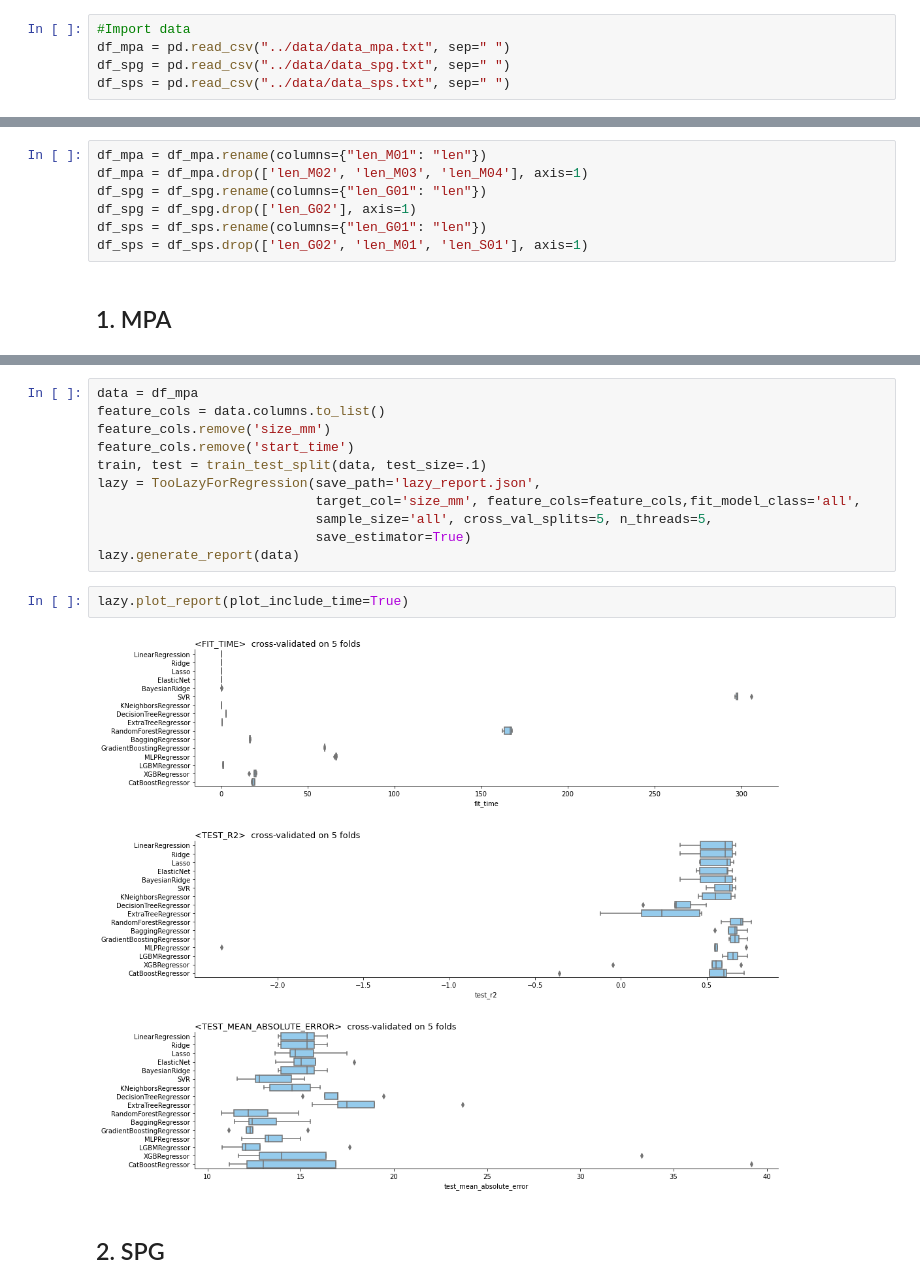
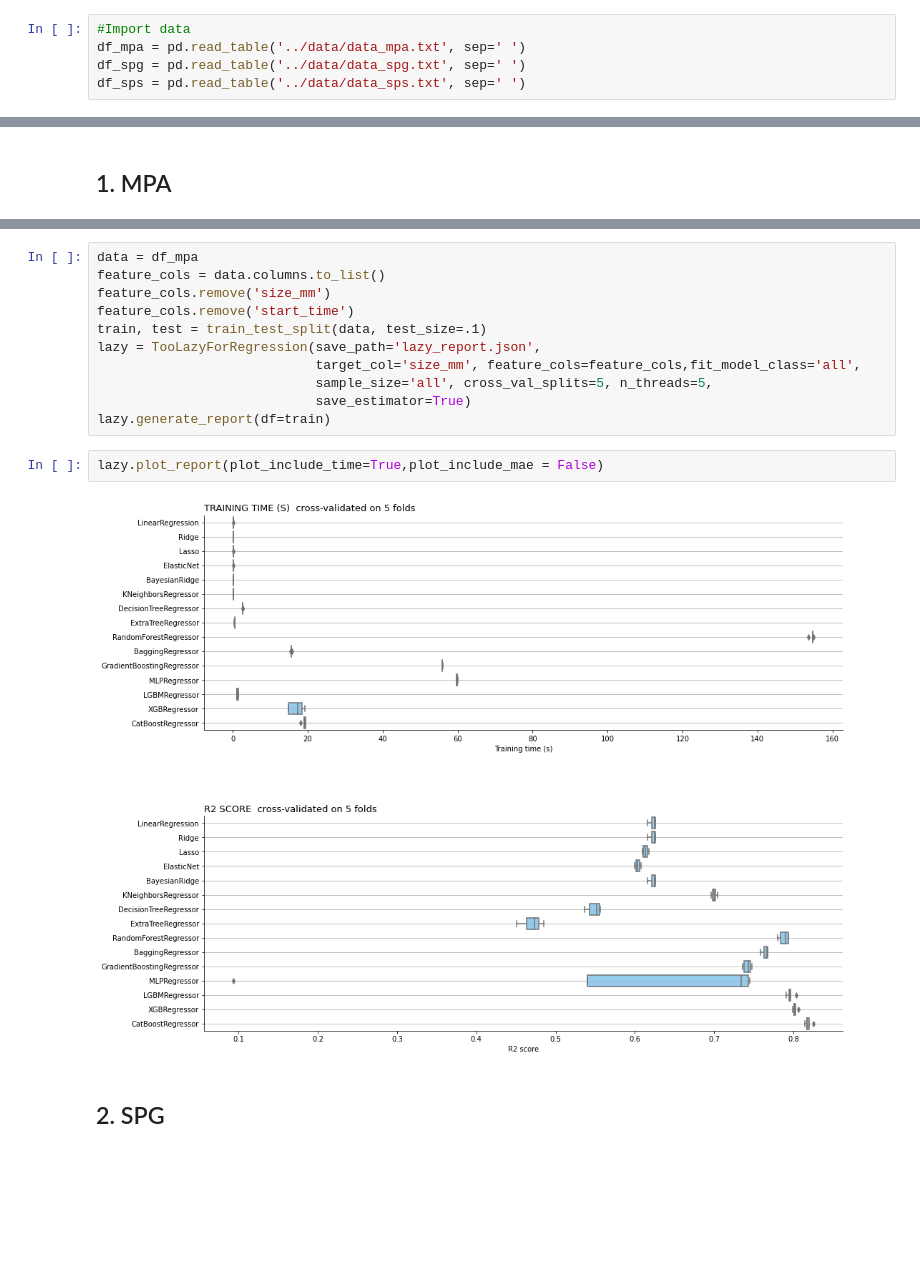
Before and after one commit to FiratSaritas/Safety-for-Alpine-Villages, a Jupyter notebook: model/model_F.ipynb, the cells around one changed output, grey strips where cells are left out. Drawn from its saved outputs; the diff is of its cells as text; blank space fills up the shorter version.

Commit message:
update data and plots

```diff
--- a/model/model_F.ipynb
+++ b/model/model_F.ipynb
@@ -17,6 +17,6 @@ sys.path.append('../')
 from helper.lazy_regression import TooLazyForRegression
 # %%
 #Import data
-df_mpa = pd.read_csv("../data/data_mpa.txt", sep=" ")
-df_spg = pd.read_csv("../data/data_spg.txt", sep=" ")
-df_sps = pd.read_csv("../data/data_sps.txt", sep=" ")
+df_mpa = pd.read_table('../data/data_mpa.txt', sep=' ')
+df_spg = pd.read_table('../data/data_spg.txt', sep=' ')
+df_sps = pd.read_table('../data/data_sps.txt', sep=' ')
@@ -27,9 +23,2 @@ df_mpa[:100].to_csv(r'df_mpa.txt', header=None, index=None, sep=' ', mode='a')
-# %%
-df_mpa = df_mpa.rename(columns={"len_M01": "len"})
-df_mpa = df_mpa.drop(['len_M02', 'len_M03', 'len_M04'], axis=1)
-df_spg = df_spg.rename(columns={"len_G01": "len"})
-df_spg = df_spg.drop(['len_G02'], axis=1)
-df_sps = df_sps.rename(columns={"len_G01": "len"})
-df_sps = df_sps.drop(['len_G02', 'len_M01', 'len_S01'], axis=1)
 # %% [markdown]
 ## 1. MPA
@@ -49,11 +32,11 @@ lazy = TooLazyForRegression(save_path='lazy_report.json',
                             target_col='size_mm', feature_cols=feature_cols,fit_model_class='all',
                             sample_size='all', cross_val_splits=5, n_threads=5,
                             save_estimator=True)
-lazy.generate_report(data)
+lazy.generate_report(df=train)
 # %%
-lazy.plot_report(plot_include_time=True)
+lazy.plot_report(plot_include_time=True,plot_include_mae = False)
 # %% [output]
-[figure, old version]
+[figure, new version]
 # %% [markdown]
 ## 2. SPG
 # %%
```
Also changed, not shown: parts of 11 cells of this notebook.
